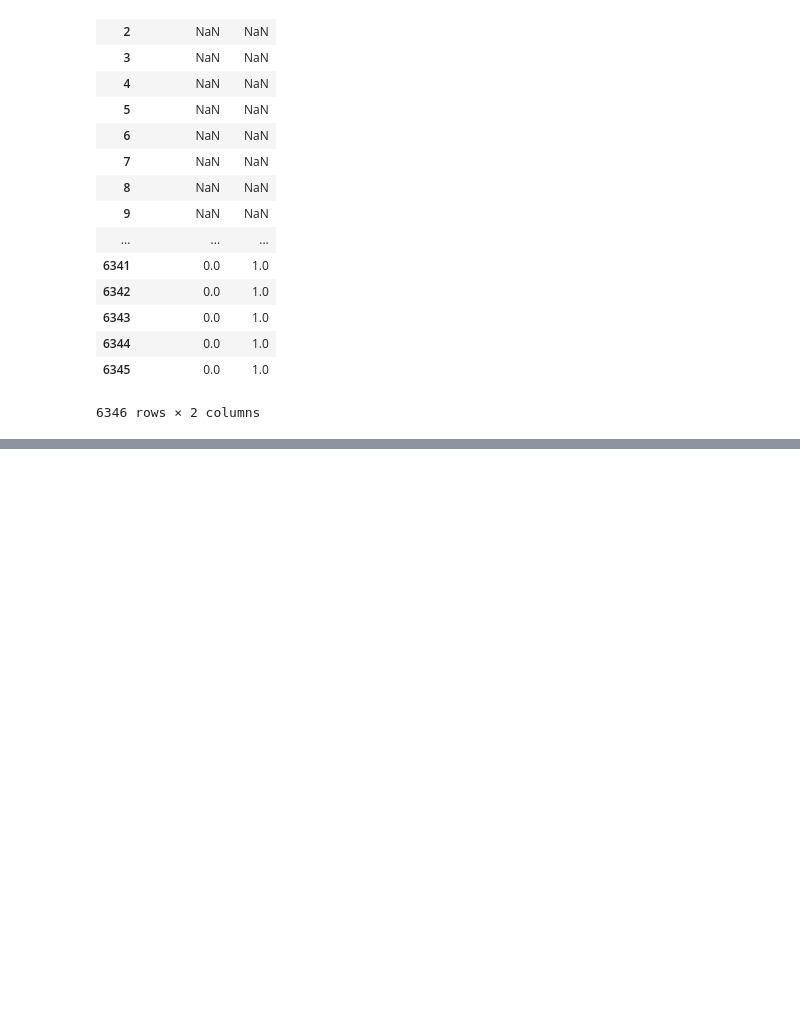
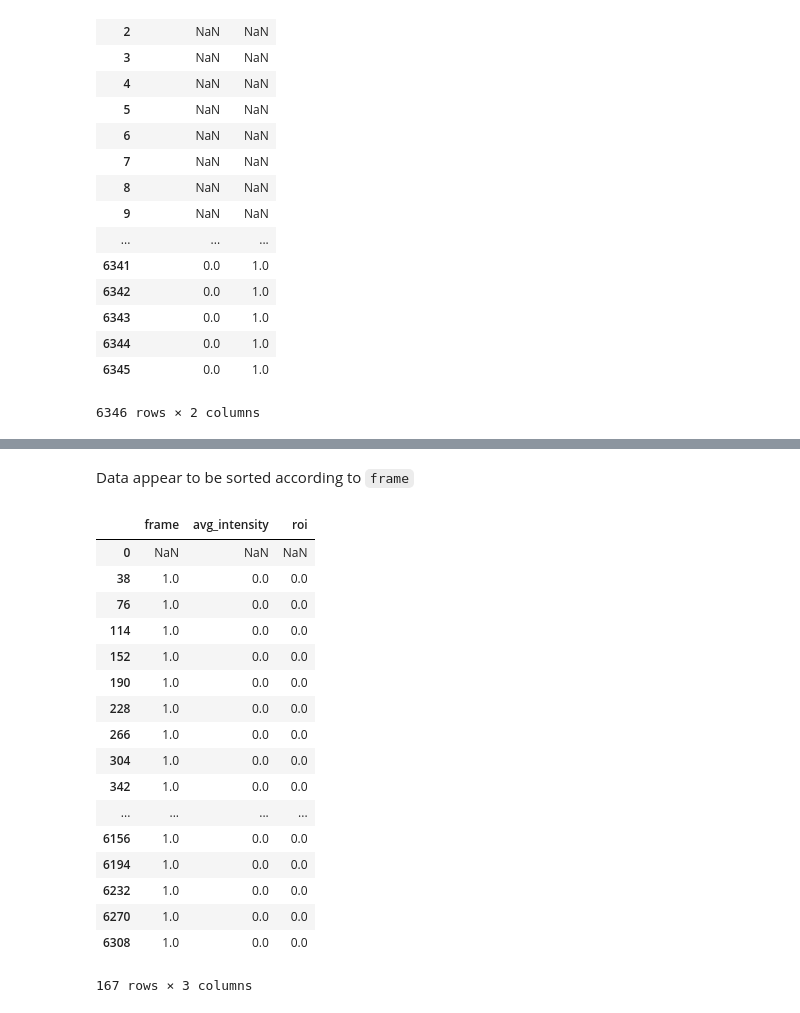
Before and after one commit to msschwartz21/germband-extension, a Jupyter notebook: notebooks/20181019-test_roi_binning.ipynb, the cells around one changed output, grey strips where cells are left out. Cells and saved outputs as stored; diff of their text form; code cells hidden in the pictures; blank space fills up the shorter version.

```diff
--- a/notebooks/20181019-test_roi_binning.ipynb
+++ b/notebooks/20181019-test_roi_binning.ipynb
@@ -111,0 +190,23 @@ https://stackoverflow.com/questions/20670726/computing-diffs-in-pandas-after-usi
+# %% [markdown]
+Data appear to be sorted according to `frame`
+# %%
+roi.diff()
+# %% [output]
+|  | frame | avg_intensity | roi |
+| 0 | NaN | NaN | NaN |
+| 38 | 1.0 | 0.0 | 0.0 |
+| 76 | 1.0 | 0.0 | 0.0 |
+| 114 | 1.0 | 0.0 | 0.0 |
+| 152 | 1.0 | 0.0 | 0.0 |
+| 190 | 1.0 | 0.0 | 0.0 |
+| 228 | 1.0 | 0.0 | 0.0 |
+| 266 | 1.0 | 0.0 | 0.0 |
+| 304 | 1.0 | 0.0 | 0.0 |
+| 342 | 1.0 | 0.0 | 0.0 |
+| ... | ... | ... | ... |
+| 6156 | 1.0 | 0.0 | 0.0 |
+| 6194 | 1.0 | 0.0 | 0.0 |
+| 6232 | 1.0 | 0.0 | 0.0 |
+| 6270 | 1.0 | 0.0 | 0.0 |
+| 6308 | 1.0 | 0.0 | 0.0 |
+167 rows × 3 columns
```
Also changed, not shown: parts of 18 cells of this notebook.
